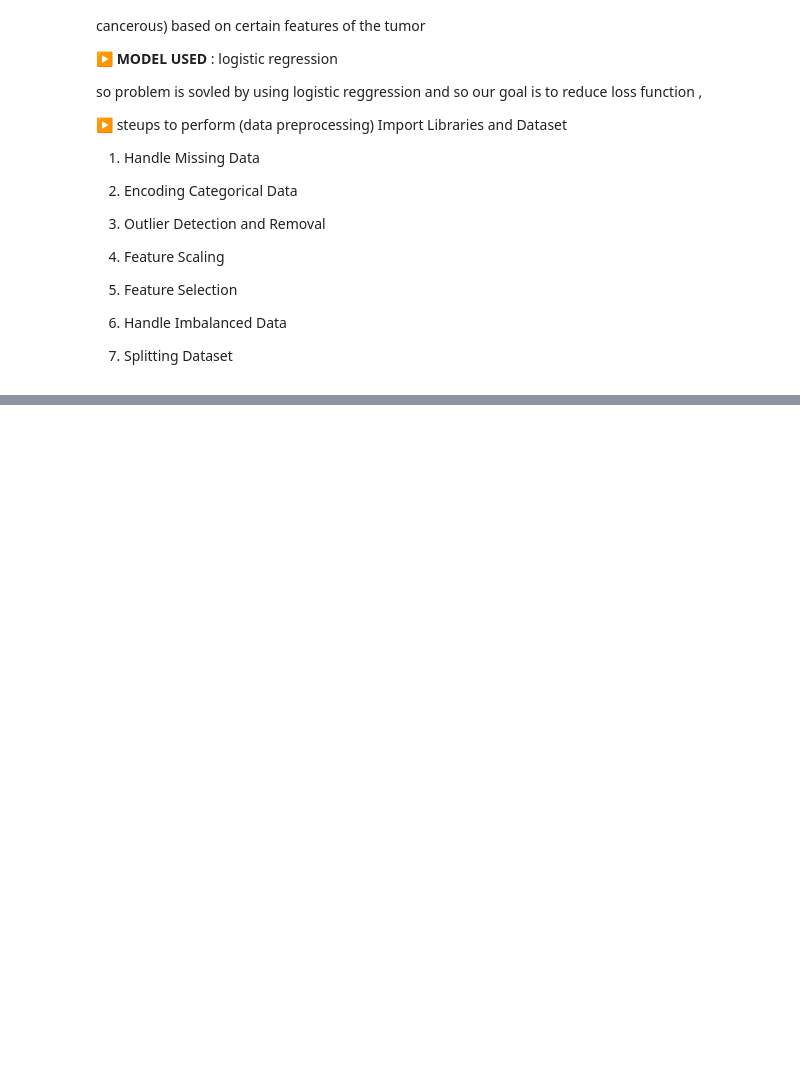
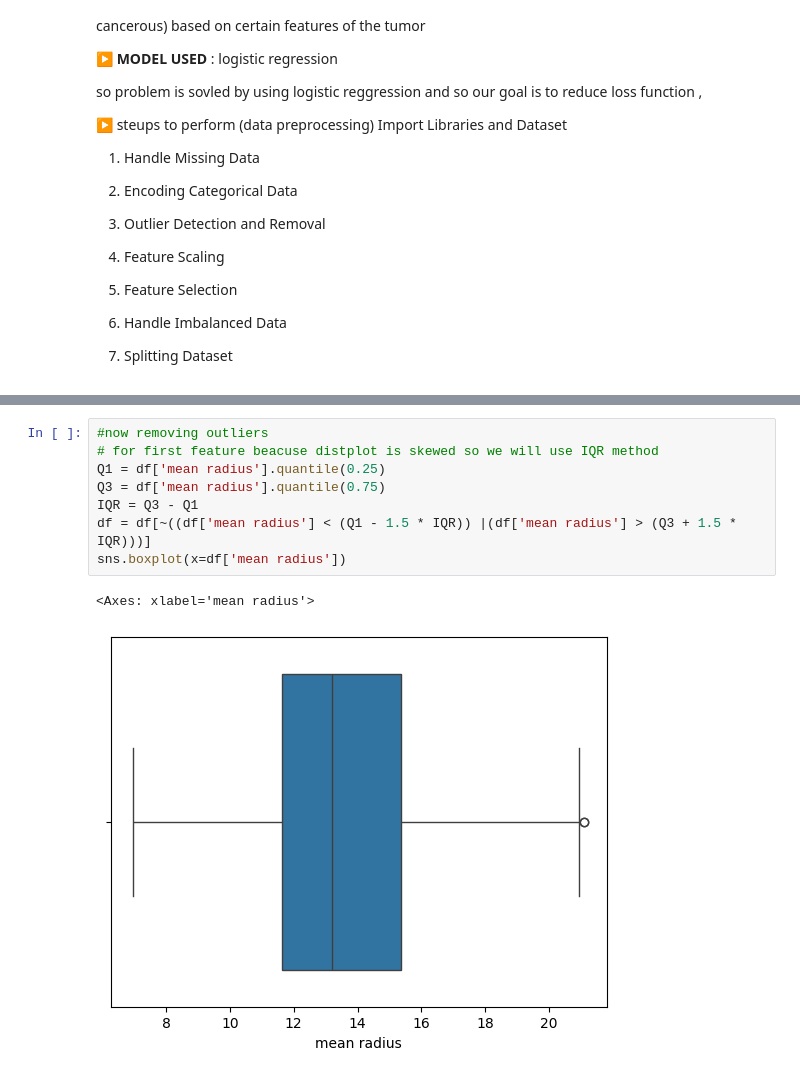
Before and after one commit to aman40399/AIML, a Jupyter notebook: logistic_regression/Breast_cancer.ipynb, the cells around one changed output, grey strips where cells are left out. Drawn from its saved outputs; the diff is of its cells as text; blank space fills up the shorter version.

```diff
--- a/logistic_regression/Breast_cancer.ipynb
+++ b/logistic_regression/Breast_cancer.ipynb
@@ -66,0 +142,11 @@ dtype: int64
+# %%
+#now removing outliers
+# for first feature beacuse distplot is skewed so we will use IQR method
+Q1 = df['mean radius'].quantile(0.25)
+Q3 = df['mean radius'].quantile(0.75)
+IQR = Q3 - Q1
+df = df[~((df['mean radius'] < (Q1 - 1.5 * IQR)) |(df['mean radius'] > (Q3 + 1.5 * IQR)))]
+sns.boxplot(x=df['mean radius'])
+# %% [output]
+<Axes: xlabel='mean radius'>
+[figure, added]
```
Also changed, not shown: parts of 5 cells of this notebook.
